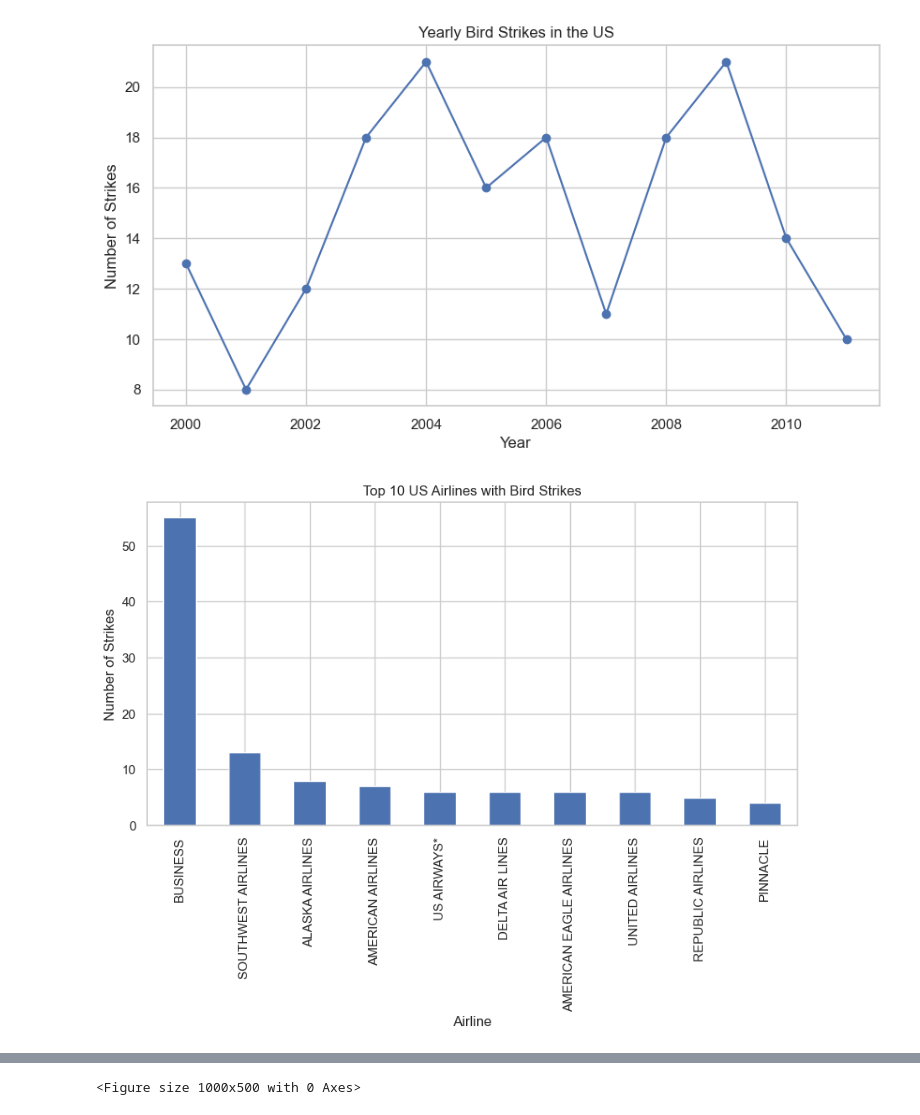
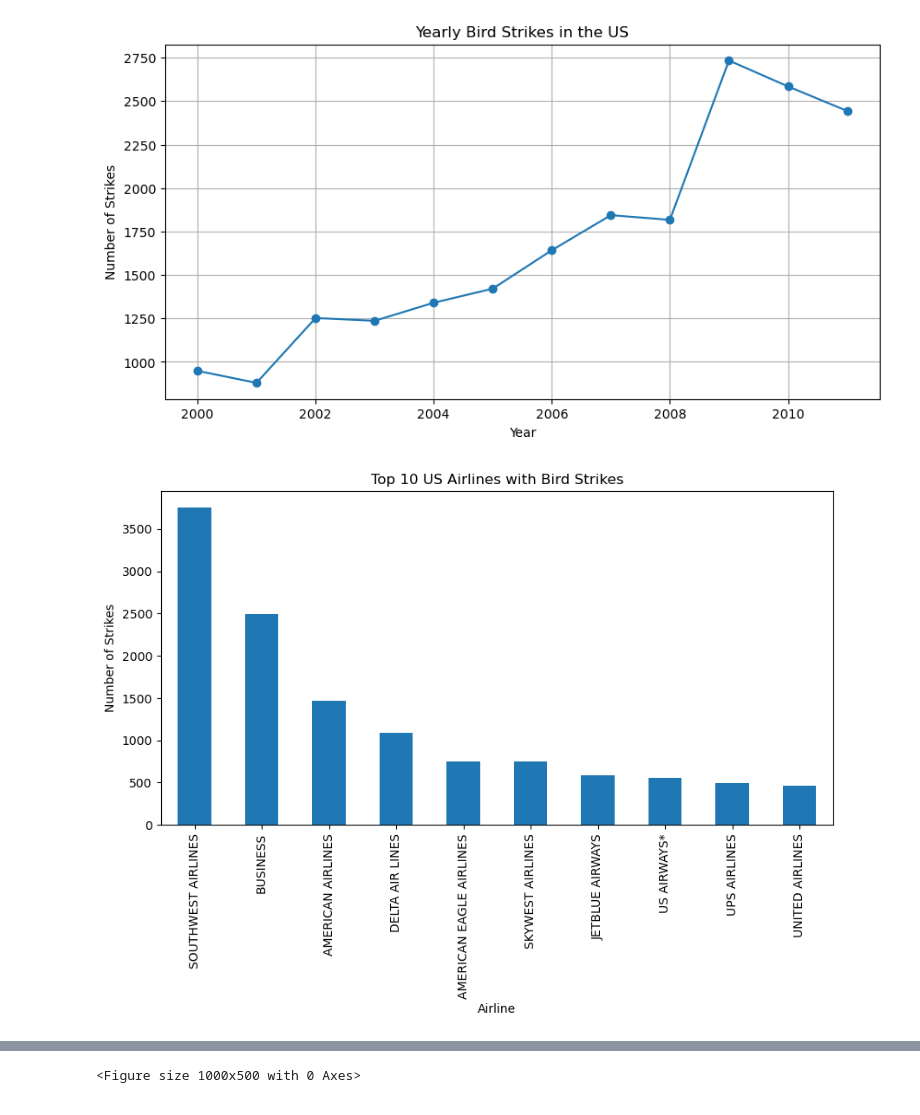
Before and after one commit to VIRAJ-DUDHAT/MAVEN-PORTFOLIO-JUPYTER, a Jupyter notebook: BIRD STRIKE DASHBOARD.ipynb, the cells around one changed output, grey strips where cells are left out. Saved outputs shown, nothing was run; the diff lists cells and outputs as text; code cells hidden in the pictures.

```diff
--- a/BIRD STRIKE DASHBOARD.ipynb
+++ b/BIRD STRIKE DASHBOARD.ipynb
@@ -15,7 +2,7 @@ data.head()
 import pandas as pd
 import matplotlib.pyplot as plt
 
-df = pd.read_excel(r"C:\Users\Anurag Singh\Desktop\internship-Unified\Project-3\Bird Strikes data.xlsx")
+df = pd.read_excel(r"D:\internship data analyst\project 3\Bird Strikes data.xlsx")
 df.head()
 
 
@@ -147,3 +134,3 @@ Is Aircraft Large?                           129
 dtype: int64
-[figure, old version]
+[figure, new version]
-[figure, old version]
+[figure, new version]
```
Also changed, not shown: parts of 2 cells of this notebook.
